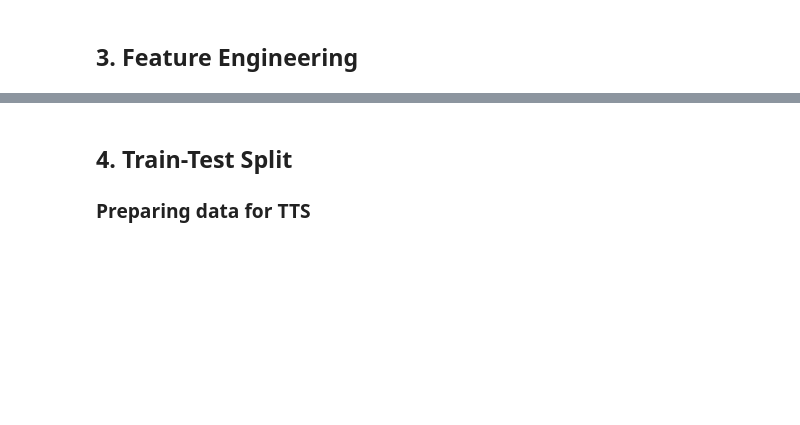
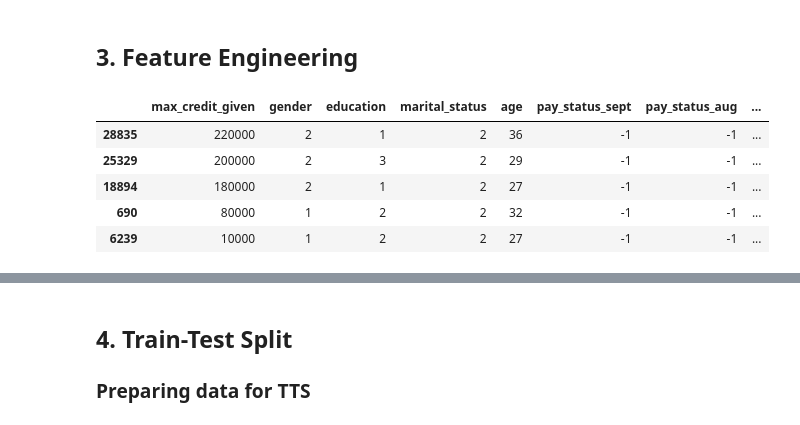
Before and after one commit to sankur7777/credit_card-default_prediction, a Jupyter notebook: revised_notebook.ipynb, the cells around one changed output, grey strips where cells are left out. Cells and saved outputs as stored; diff of their text form; code cells hidden in the pictures; blank space fills up the shorter version.

```diff
--- a/revised_notebook.ipynb
+++ b/revised_notebook.ipynb
@@ -210,23 +220,23 @@ df[['pay_status_sept', 'pay_status_aug', 'pay_status_july', 'pay_status_june', '
 - There shouldn't be any -2 here, so let's just set it to 'pay duly' as if there wasn't any delay
 - and 'pay duly' should probably just be 0 instead of -1 because that means the payment wasn't delayed
 # %%
-fix_status = (df.pay_status_sept == -2) | (df.pay_status_sept == -1) | (df.pay_status_sept == 0)
-df.loc[fix_status, 'pay_status_sept'] = 0
+fix_status = (df.pay_status_sept == -2) | (df.pay_status_sept == 0)
+df.loc[fix_status, 'pay_status_sept'] = -1
 
-fix_status = (df.pay_status_aug == -2) | (df.pay_status_aug == -1) | (df.pay_status_aug == 0)
-df.loc[fix_status, 'pay_status_aug'] = 0
+fix_status = (df.pay_status_aug == -2) | (df.pay_status_aug == 0)
+df.loc[fix_status, 'pay_status_aug'] = -1
 
-fix_status = (df.pay_status_july == -2) | (df.pay_status_july == -1) | (df.pay_status_july == 0)
-df.loc[fix_status, 'pay_status_july'] = 0
+fix_status = (df.pay_status_july == -2) | (df.pay_status_july == 0)
+df.loc[fix_status, 'pay_status_july'] = -1
 
-fix_status = (df.pay_status_june == -2) | (df.pay_status_june == -1) | (df.pay_status_june == 0)
-df.loc[fix_status, 'pay_status_june'] = 0
+fix_status = (df.pay_status_june == -2) | (df.pay_status_june == 0)
+df.loc[fix_status, 'pay_status_june'] = -1
 
-fix_status = (df.pay_status_may == -2) | (df.pay_status_may == -1) | (df.pay_status_may == 0)
-df.loc[fix_status, 'pay_status_may'] = 0
+fix_status = (df.pay_status_may == -2) | (df.pay_status_may == 0)
+df.loc[fix_status, 'pay_status_may'] = -1
 
-fix_status = (df.pay_status_april == -2) | (df.pay_status_april == -1) | (df.pay_status_april == 0)
-df.loc[fix_status, 'pay_status_april'] = 0
+fix_status = (df.pay_status_april == -2) | (df.pay_status_april == 0)
+df.loc[fix_status, 'pay_status_april'] = -1
 # %% [markdown]
 ### checking amount of bill statement
 # %%
@@ -286,3 +296,12 @@ df.default.sum() / len(df.default)
 #### ^ This will be the same when we check class imabalance later
 # %% [markdown]
 ## 3. Feature Engineering
+# %%
+df.head()
+# %% [output]
+|  | max_credit_given | gender | education | marital_status | age | pay_status_sept | pay_status_aug | ... |
+| 28835 | 220000 | 2 | 1 | 2 | 36 | -1 | -1 | ... |
+| 25329 | 200000 | 2 | 3 | 2 | 29 | -1 | -1 | ... |
+| 18894 | 180000 | 2 | 1 | 2 | 27 | -1 | -1 | ... |
+| 690 | 80000 | 1 | 2 | 2 | 32 | -1 | -1 | ... |
+| 6239 | 10000 | 1 | 2 | 2 | 27 | -1 | -1 | ... |
```
Also changed, not shown: parts of 20 cells of this notebook, 1 other file.
